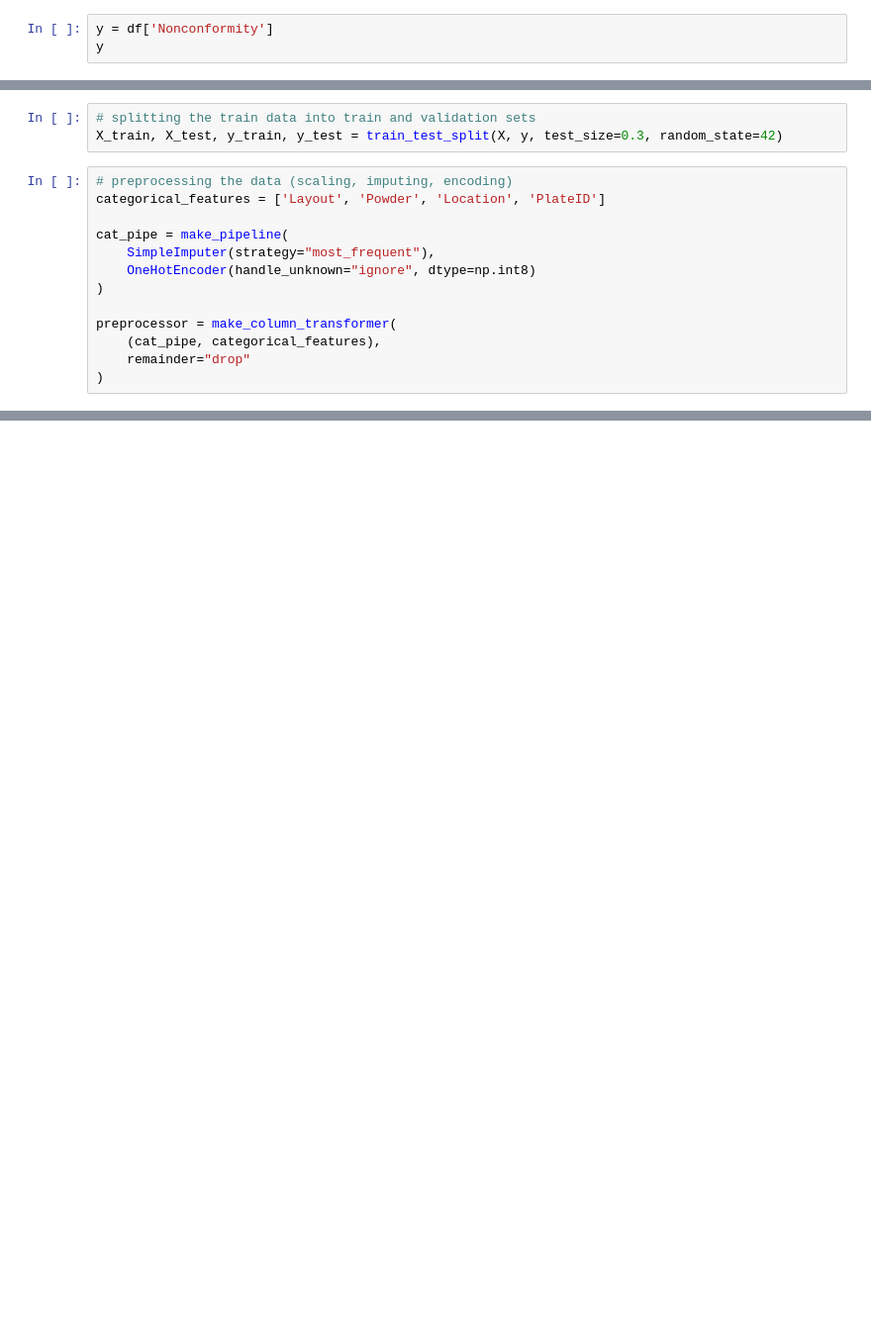
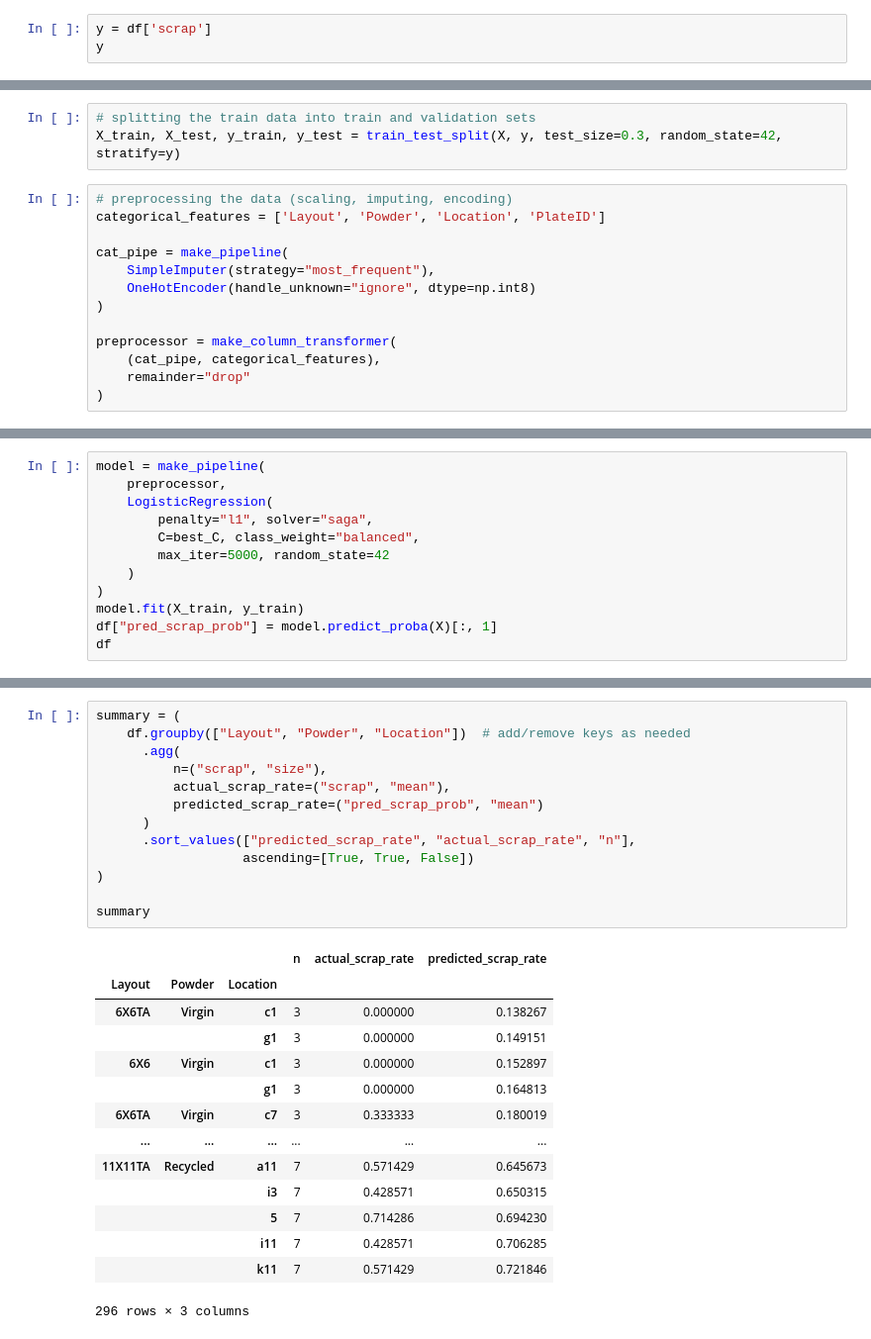
Before and after one commit to jcw515awsm/data-bussdown, a Jupyter notebook: brisa.ipynb, the cells around one changed output, grey strips where cells are left out. Shown: that part at 99% size. Saved outputs shown, nothing was run; the diff lists cells and outputs as text; blank space fills up the shorter version.

```diff
--- a/brisa.ipynb
+++ b/brisa.ipynb
@@ -151,6 +152,6 @@ X
 | 783 | 11X11TA | Recycled | k11 | R |
 1560 rows × 4 columns
 # %%
-y = df['Nonconformity']
+y = df['scrap']
 y
 # %% [output]
@@ -169,6 +170,6 @@ Name: Nonconformity, Length: 1560, dtype: bool
 # %%
 # splitting the train data into train and validation sets
-X_train, X_test, y_train, y_test = train_test_split(X, y, test_size=0.3, random_state=42)
+X_train, X_test, y_train, y_test = train_test_split(X, y, test_size=0.3, random_state=42, stratify=y)
 # %%
 # preprocessing the data (scaling, imputing, encoding)
 categorical_features = ['Layout', 'Powder', 'Location', 'PlateID']
@@ -315,0 +257,12 @@ Top + predictors (push toward Nonconformity=1):
+# %%
+model = make_pipeline(
+    preprocessor,
+    LogisticRegression(
+        penalty="l1", solver="saga",
+        C=best_C, class_weight="balanced",
+        max_iter=5000, random_state=42
+    )
+)
+model.fit(X_train, y_train)
+df["pred_scrap_prob"] = model.predict_proba(X)[:, 1]
+df
@@ -315,0 +283,28 @@ Top + predictors (push toward Nonconformity=1):
+# %%
+summary = (
+    df.groupby(["Layout", "Powder", "Location"])  # add/remove keys as needed
+      .agg(
+          n=("scrap", "size"),
+          actual_scrap_rate=("scrap", "mean"),
+          predicted_scrap_rate=("pred_scrap_prob", "mean")
+      )
+      .sort_values(["predicted_scrap_rate", "actual_scrap_rate", "n"],
+                   ascending=[True, True, False])
+)
+
+summary
+# %% [output]
+|  |  |  | n | actual_scrap_rate | predicted_scrap_rate |
+| Layout | Powder | Location |  |  |  |
+| 6X6TA | Virgin | c1 | 3 | 0.000000 | 0.138267 |
+|  |  | g1 | 3 | 0.000000 | 0.149151 |
+| 6X6 | Virgin | c1 | 3 | 0.000000 | 0.152897 |
+|  |  | g1 | 3 | 0.000000 | 0.164813 |
+| 6X6TA | Virgin | c7 | 3 | 0.333333 | 0.180019 |
+| ... | ... | ... | ... | ... | ... |
+| 11X11TA | Recycled | a11 | 7 | 0.571429 | 0.645673 |
+|  |  | i3 | 7 | 0.428571 | 0.650315 |
+|  |  | 5 | 7 | 0.714286 | 0.694230 |
+|  |  | i11 | 7 | 0.428571 | 0.706285 |
+|  |  | k11 | 7 | 0.571429 | 0.721846 |
+296 rows × 3 columns
```
Also changed, not shown: parts of 14 cells of this notebook.
